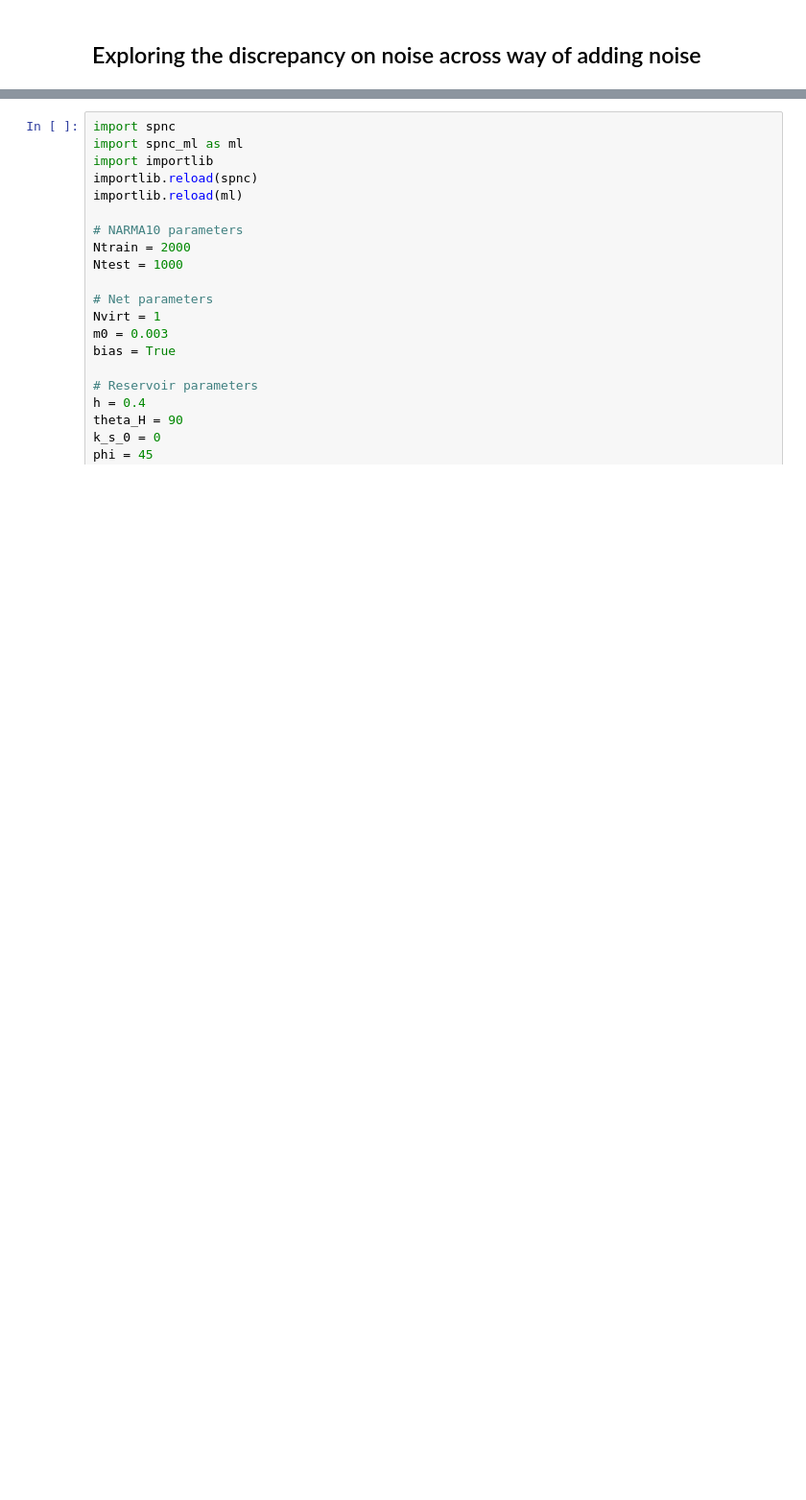
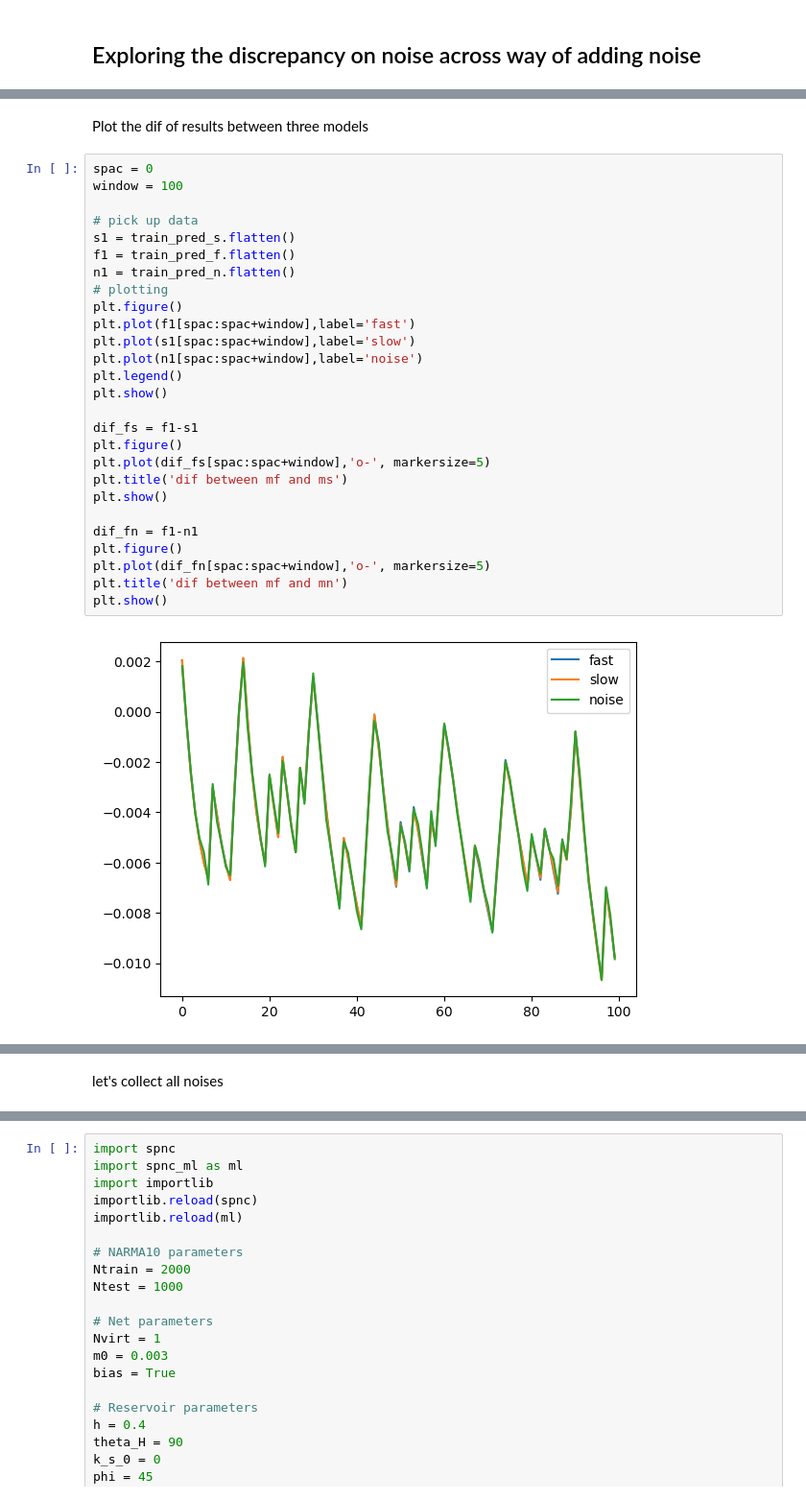
Before and after one commit to spintronic-computing-group/spnc, a Jupyter notebook: noisy.ipynb, the cells around one changed output, grey strips where cells are left out. Shown at 96% size. Cells and saved outputs as stored; diff of their text form; blank space fills up the shorter version.

```diff
--- a/noisy.ipynb
+++ b/noisy.ipynb
@@ -1482,0 +424,31 @@ Spacer NRMSE:0
+# %% [markdown]
+Plot the dif of results between three models
+# %%
+spac = 0
+window = 100
+
+# pick up data
+s1 = train_pred_s.flatten()
+f1 = train_pred_f.flatten()
+n1 = train_pred_n.flatten()
+# plotting
+plt.figure()
+plt.plot(f1[spac:spac+window],label='fast')
+plt.plot(s1[spac:spac+window],label='slow')
+plt.plot(n1[spac:spac+window],label='noise')
+plt.legend()
+plt.show()
+
+dif_fs = f1-s1
+plt.figure()
+plt.plot(dif_fs[spac:spac+window],'o-', markersize=5)
+plt.title('dif between mf and ms')
+plt.show()
+
+dif_fn = f1-n1
+plt.figure()
+plt.plot(dif_fn[spac:spac+window],'o-', markersize=5)
+plt.title('dif between mf and mn')
+plt.show()
+# %% [output]
+[figure, added]
@@ -1482,0 +457,2 @@ Spacer NRMSE:0
+# %% [markdown]
+let's collect all noises
```
Also changed, not shown: parts of 36 cells of this notebook.
